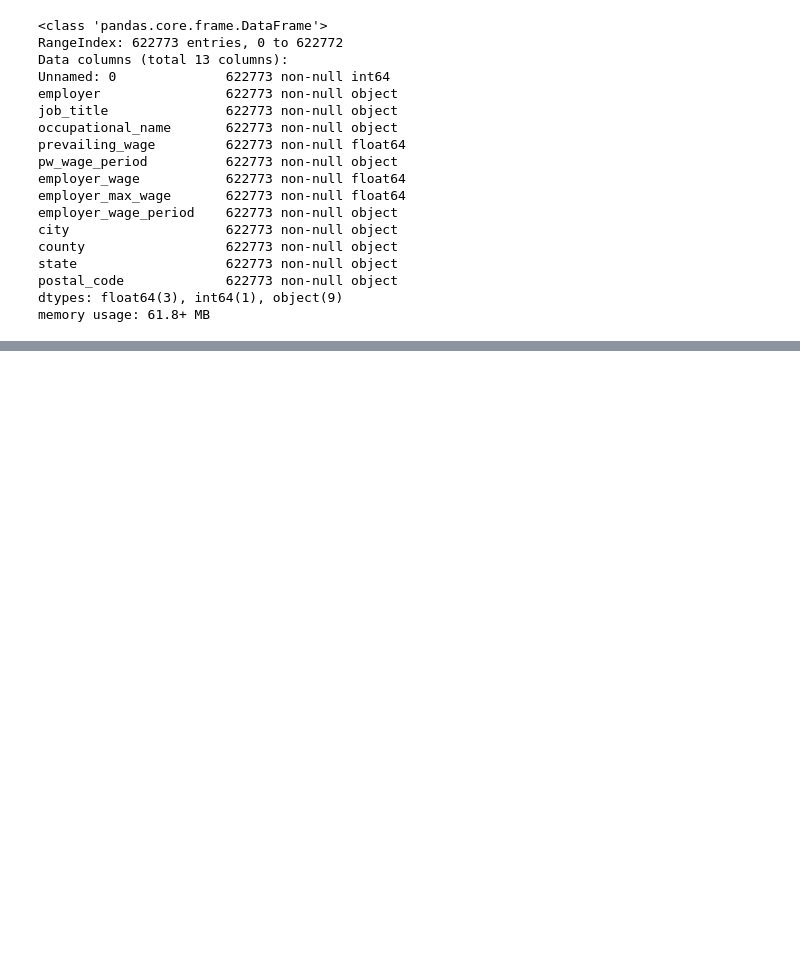
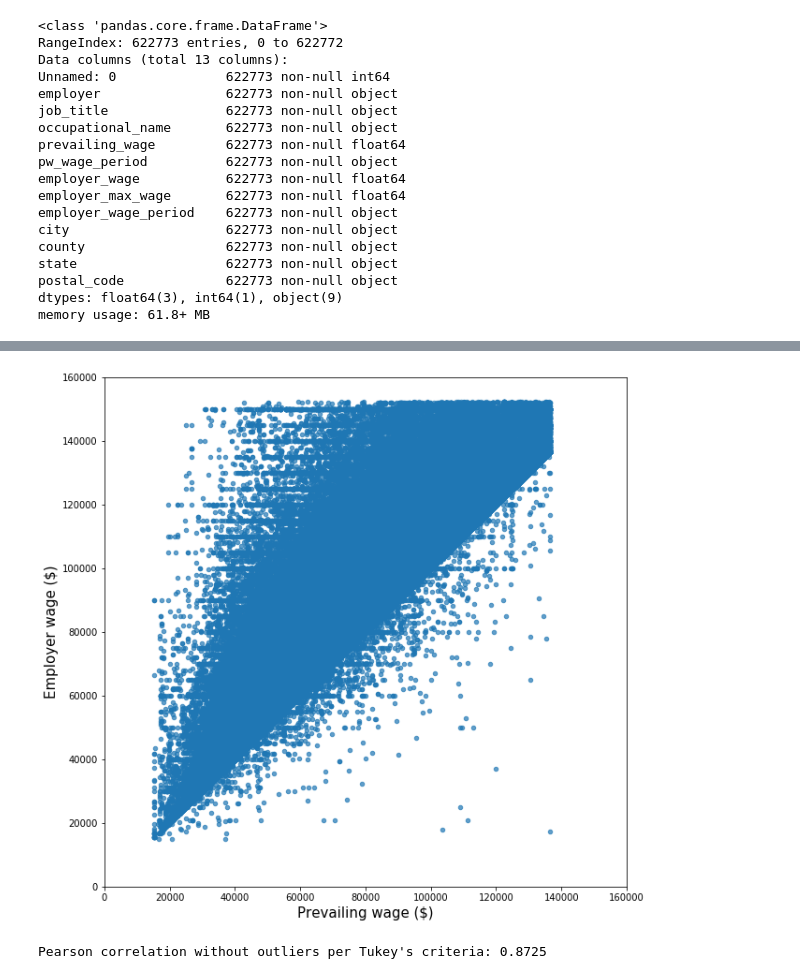
Before and after one commit to pdagger/Springboard_Data_Science, a Jupyter notebook: Capstone_Project_1/Salary_prediction.ipynb, the cells around one changed output, grey strips where cells are left out. Saved outputs shown, nothing was run; the diff lists cells and outputs as text; code cells hidden in the pictures; blank space fills up the shorter version.

```diff
--- a/Capstone_Project_1/Salary_prediction.ipynb
+++ b/Capstone_Project_1/Salary_prediction.ipynb
@@ -298,0 +73,33 @@ pd.get_dummies(X, columns=['postal_code'], drop_first=True)
+# %%
+# Q1 and Q3 of prevailing wage
+pr_Q1, pr_Q3 = np.percentile(data.prevailing_wage, [25, 75])
+pr_IQR = pr_Q3 - pr_Q1
+# Q1 and Q3 of employer wage
+em_Q1, em_Q3 = np.percentile(data.employer_wage, [25, 75])
+em_IQR = em_Q3 - em_Q1
+# Min and Max value for prevailing wage
+pr_min = pr_Q1 - 1.5 * pr_IQR
+pr_max = pr_Q3 + 1.5 * pr_IQR
+# Min and Max value for employer wage
+em_min = em_Q1 - 1.5 * em_IQR
+em_max = em_Q3 + 1.5 * em_IQR
+# Filters to eliminate outliers
+pr_filter = (data.prevailing_wage > pr_min) & (data.prevailing_wage < pr_max)
+em_filter = (data.employer_wage > em_min) & (data.employer_wage < em_max)
+# %%
+plt.figure(figsize=(10,10))
+plt.scatter(data.prevailing_wage[pr_filter & em_filter], \
+            data.employer_wage[pr_filter & em_filter], alpha=0.7, s=20)
+plt.xlabel('Prevailing wage ($)', size=15)
+plt.xlim(0,160000)
+plt.ylabel('Employer wage ($)', size=15)
+plt.ylim(0,160000)
+plt.title('')
+plt.show()
+
+new_pearson = np.corrcoef(data.prevailing_wage[pr_filter & em_filter], \
+                      data.employer_wage[pr_filter & em_filter])[0,1]
+print("Pearson correlation without outliers per Tukey's criteria: %.4f" %new_pearson)
+# %% [output]
+[figure, added]
+Pearson correlation without outliers per Tukey's criteria: 0.8725
```
Also changed, not shown: parts of 131 cells of this notebook.
